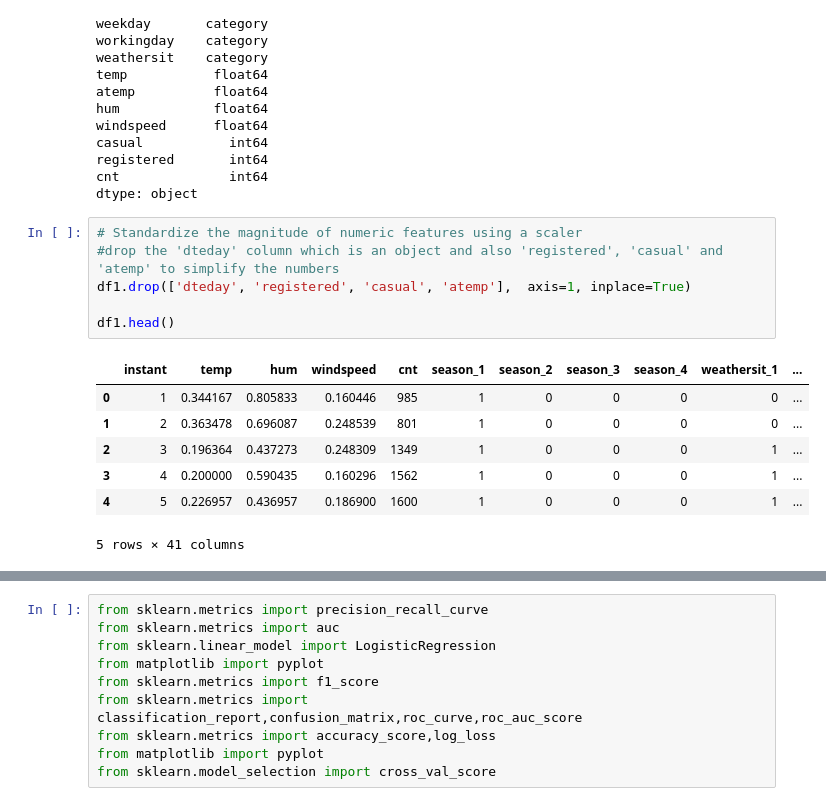
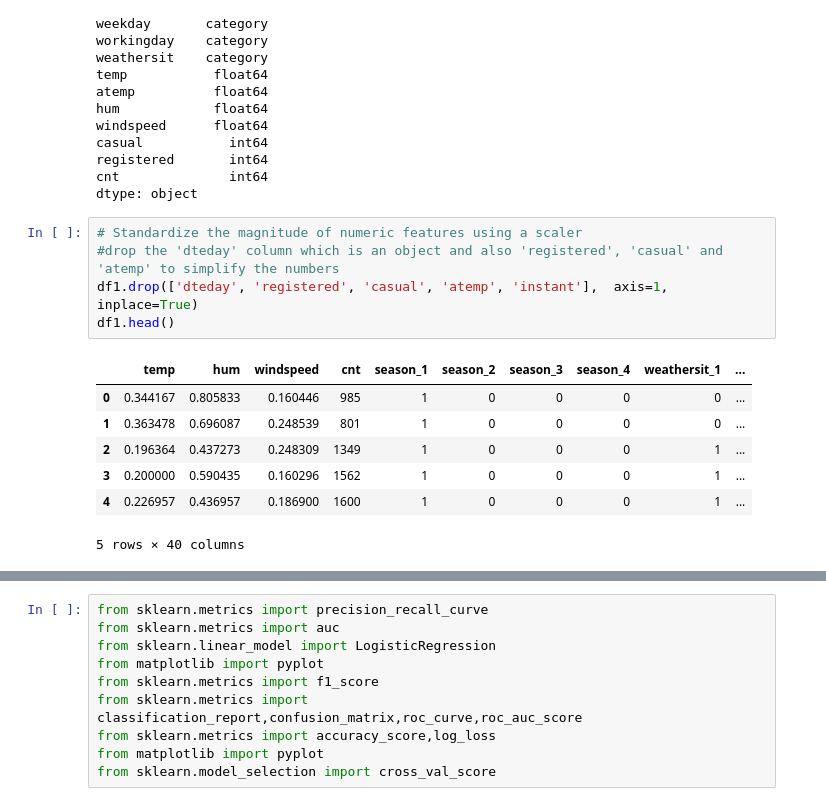
Before and after one commit to karlakum/Capstone-Two-Project, a Jupyter notebook: Notebooks/Bike - Preprocessing and Modeling.ipynb, the cells around one changed output, grey strips where cells are left out. Drawn from its saved outputs; the diff is of its cells as text.

```diff
--- a/Notebooks/Bike - Preprocessing and Modeling.ipynb
+++ b/Notebooks/Bike - Preprocessing and Modeling.ipynb
@@ -85,17 +85,16 @@ dtype: object
 # %%
 # Standardize the magnitude of numeric features using a scaler
 #drop the 'dteday' column which is an object and also 'registered', 'casual' and 'atemp' to simplify the numbers
-df1.drop(['dteday', 'registered', 'casual', 'atemp'],  axis=1, inplace=True)
-
+df1.drop(['dteday', 'registered', 'casual', 'atemp', 'instant'],  axis=1, inplace=True)
 df1.head()
 # %% [output]
-|  | instant | temp | hum | windspeed | cnt | season_1 | season_2 | season_3 | season_4 | weathersit_1 | ... |
-| 0 | 1 | 0.344167 | 0.805833 | 0.160446 | 985 | 1 | 0 | 0 | 0 | 0 | ... |
-| 1 | 2 | 0.363478 | 0.696087 | 0.248539 | 801 | 1 | 0 | 0 | 0 | 0 | ... |
-| 2 | 3 | 0.196364 | 0.437273 | 0.248309 | 1349 | 1 | 0 | 0 | 0 | 1 | ... |
-| 3 | 4 | 0.200000 | 0.590435 | 0.160296 | 1562 | 1 | 0 | 0 | 0 | 1 | ... |
-| 4 | 5 | 0.226957 | 0.436957 | 0.186900 | 1600 | 1 | 0 | 0 | 0 | 1 | ... |
+|  | temp | hum | windspeed | cnt | season_1 | season_2 | season_3 | season_4 | weathersit_1 | ... |
+| 0 | 0.344167 | 0.805833 | 0.160446 | 985 | 1 | 0 | 0 | 0 | 0 | ... |
+| 1 | 0.363478 | 0.696087 | 0.248539 | 801 | 1 | 0 | 0 | 0 | 0 | ... |
+| 2 | 0.196364 | 0.437273 | 0.248309 | 1349 | 1 | 0 | 0 | 0 | 1 | ... |
+| 3 | 0.200000 | 0.590435 | 0.160296 | 1562 | 1 | 0 | 0 | 0 | 1 | ... |
+| 4 | 0.226957 | 0.436957 | 0.186900 | 1600 | 1 | 0 | 0 | 0 | 1 | ... |
-5 rows × 41 columns
+5 rows × 40 columns
 # %%
 # Making a Scaler object
 scaler = StandardScaler()
```
Also changed, not shown: parts of 41 cells of this notebook.
